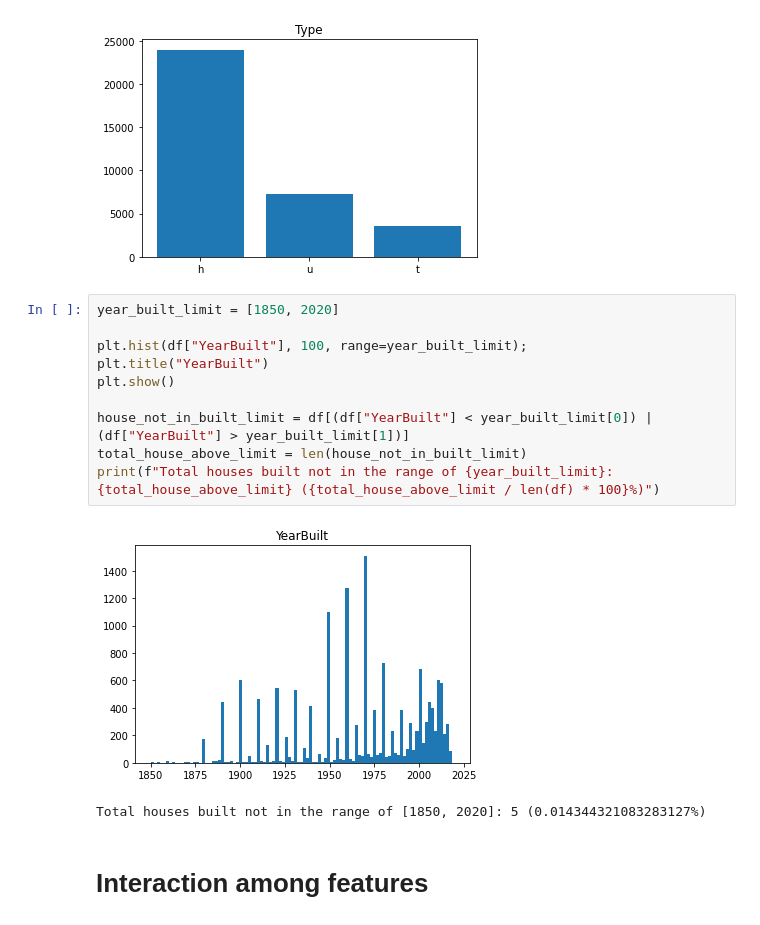
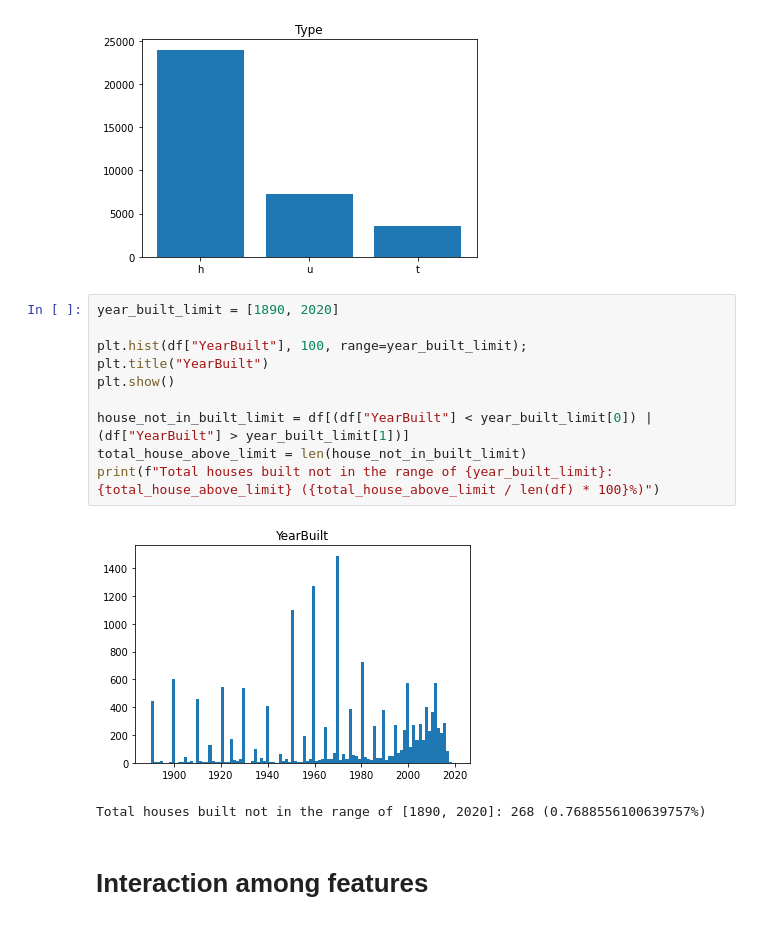
Before and after one commit to tailtq/ml-learning, a Jupyter notebook: ml-08/03_melbourne_housing_market.ipynb, the cells around one changed output. Drawn from its saved outputs; the diff is of its cells as text.

```diff
--- a/ml-08/03_melbourne_housing_market.ipynb
+++ b/ml-08/03_melbourne_housing_market.ipynb
@@ -270,18 +275,18 @@ plt.show()
 # %% [output]
 [figure]
 # %%
-year_built_limit = [1850, 2020]
+year_built_limit = [1890, 2020]
 
 plt.hist(df["YearBuilt"], 100, range=year_built_limit);
 plt.title("YearBuilt")
 plt.show()
 
 house_not_in_built_limit = df[(df["YearBuilt"] < year_built_limit[0]) | (df["YearBuilt"] > year_built_limit[1])]
 total_house_above_limit = len(house_not_in_built_limit)
 print(f"Total houses built not in the range of {year_built_limit}: {total_house_above_limit} ({total_house_above_limit / len(df) * 100}%)")
 # %% [output]
-[figure, old version]
+[figure, new version]
-Total houses built not in the range of [1850, 2020]: 5 (0.014344321083283127%)
+Total houses built not in the range of [1890, 2020]: 268 (0.7688556100639757%)
 # %% [markdown]
 # Interaction among features
 # %%
```
Also changed, not shown: parts of 24 cells of this notebook.
